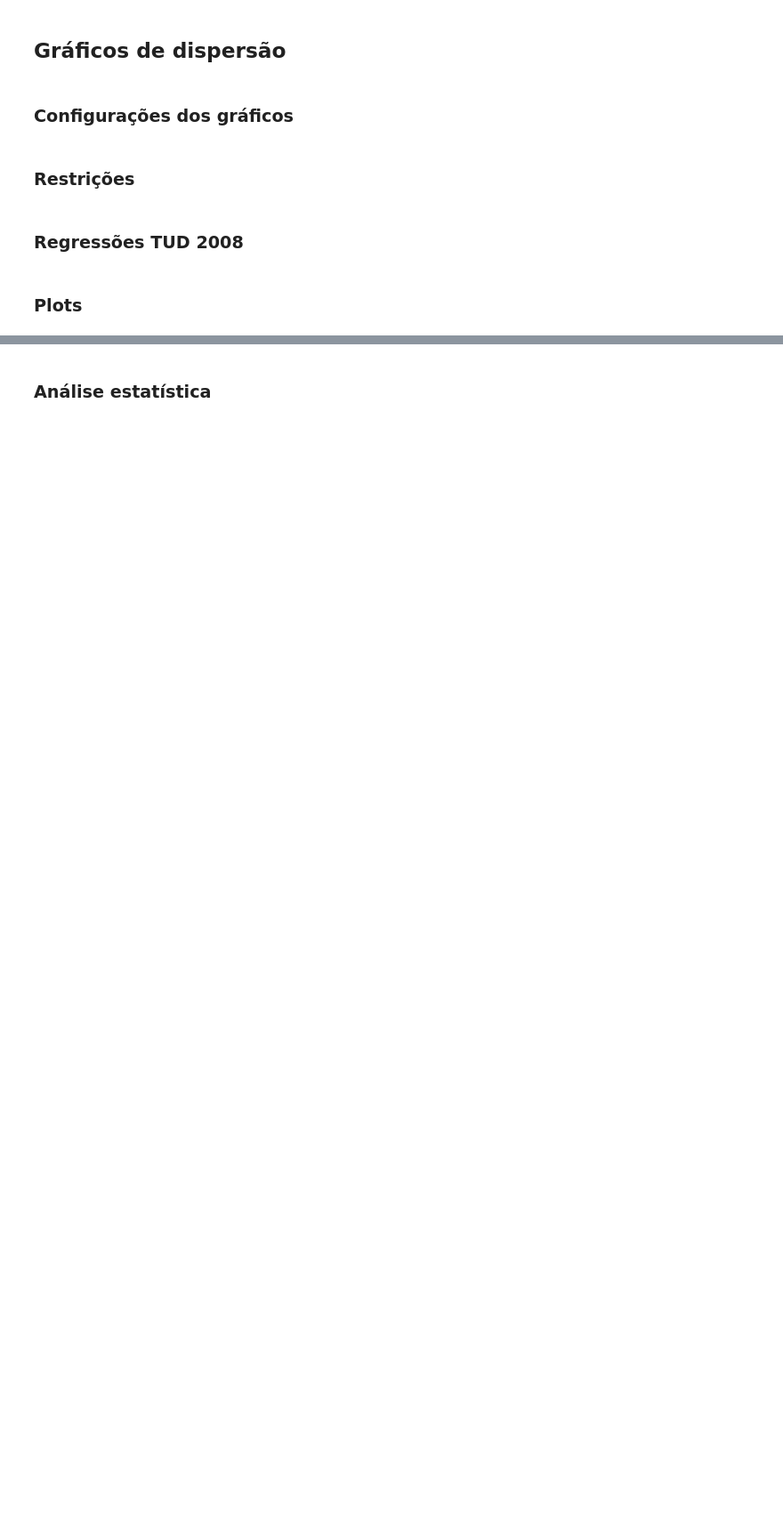
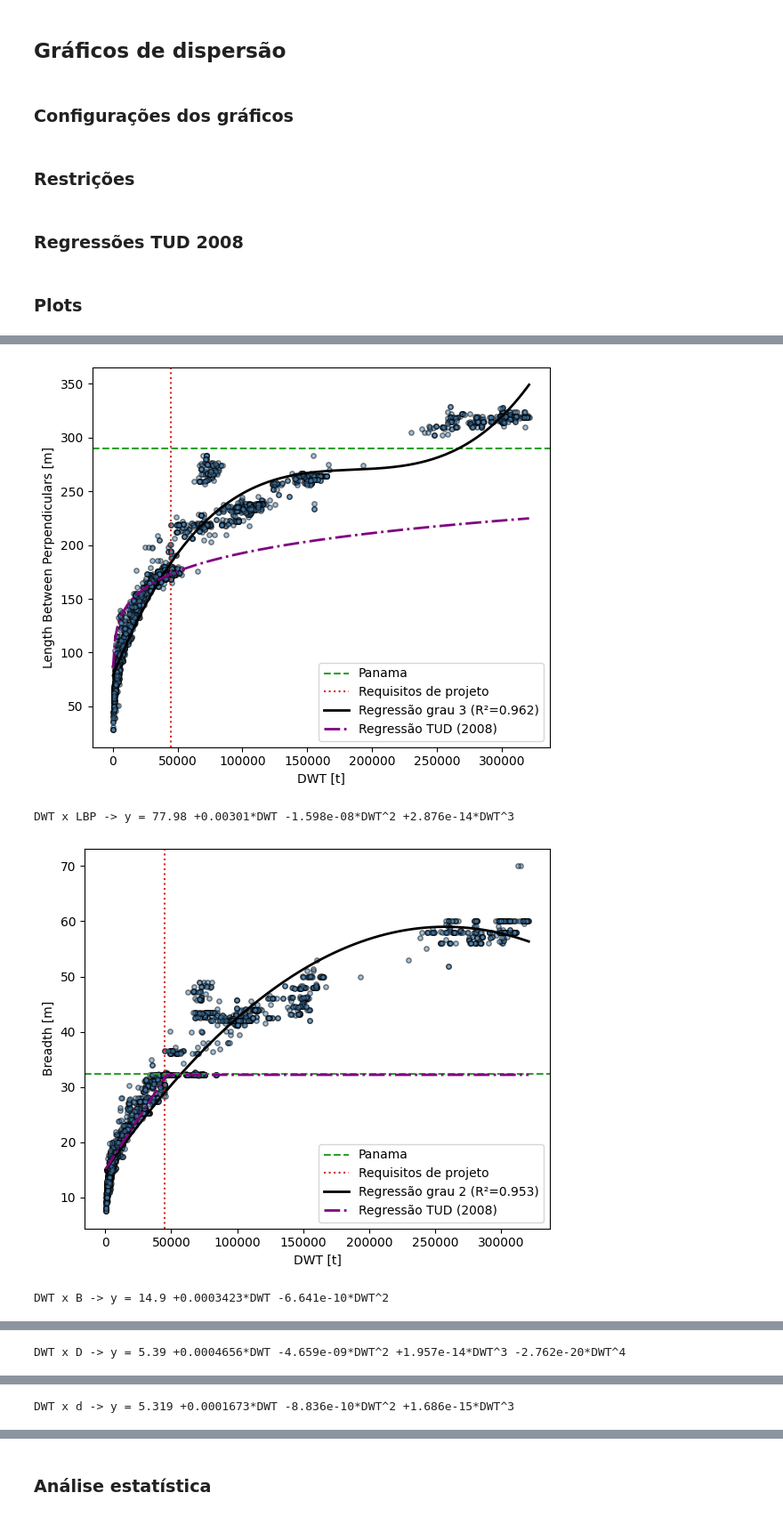
Before and after one commit to PedroOliveira2356/EngNaval-Poli-USP, a Jupyter notebook: Proj. Navios/Atv2/data_processing.ipynb, the cells around one changed output, grey strips where cells are left out. Shown at 89% size. Cells and saved outputs as stored; diff of their text form; code cells hidden in the pictures; blank space fills up the shorter version.

```diff
--- a/Proj. Navios/Atv2/data_processing.ipynb
+++ b/Proj. Navios/Atv2/data_processing.ipynb
@@ -44,6 +53,7 @@ label_dict = {
     "D": "Depth [m]",
     "LBP": "Length Between Perpendiculars [m]",
     "d": "Scantling Draft [m]",
+    "Air_d": "Air Draft [m]",
     "DWT": "DWT [t]",
     "Vs": "Speed [m/s]",
 }
@@ -53,20 +63,22 @@ SCATTER_PAIRS = [
     ("DWT", "B"),
     ("DWT", "D"),
     ("DWT", "d"),
+    ("DWT", "Air_d"),
     ("DWT", "Vs"),
     ("LBP", "B"),
     ("B", "D"),
-    ("LBP", "D"),
-    ("LBP", "L/B"),
-    ("LBP", "B/D"),
-    ("LBP", "L/D"),
-    ("LBP", "d/D"),
+    ("LBP", "Vs"),
+    #("LBP", "D"),
+    #("LBP", "L/B"),
+    #("LBP", "B/D"),
+    #("LBP", "L/D"),
+    #("LBP", "d/D"),
 ]
 
 # pares (x, y) em que a curva de regressao polinomial (DWT/LBP x dimensao) e mostrada
 REGRESSION_PAIRS = {
-    ("DWT", "LBP"), ("DWT", "B"), ("DWT", "D"), ("DWT", "d"), ("DWT", "Vs"),
-    ("LBP", "B"), ("LBP", "D"),
+    ("DWT", "LBP"), ("DWT", "B"), ("DWT", "D"), ("DWT", "d"),
+    ("LBP", "B"), ("LBP", "D"), ("B", "D")
 }
 
 # coluna -> chave usada nos dicionarios de restricao de porto (valor maximo permitido)
@@ -77,10 +89,11 @@ REQ_KEY_MAP = {"DWT": "DWT", "Vs": "Vs"}
 
 
 RESTRICTION_COLORS = {
-    "Suez": "tab:orange",
     "Panama": "tab:green",
-    "St_Lawrence": "tab:purple",
+    "Golfo Mex.": "tab:pink",
     "Req_proj": "tab:red",
+    #"Suez": "tab:orange",
+    #"St_Lawrence": "tab:purple",
 }
 # %% [markdown]
 ### Restrições
@@ -258,0 +266,7 @@ LBP x B -> y = -1.434 +0.1834*LBP
+# %%
+plot_scatter(df)
+# %% [output]
+[figure, added]
+DWT x LBP -> y = 77.98 +0.00301*DWT -1.598e-08*DWT^2 +2.876e-14*DWT^3
+[figure, added]
+DWT x B -> y = 14.9 +0.0003423*DWT -6.641e-10*DWT^2
@@ -258,0 +274 @@ LBP x B -> y = -1.434 +0.1834*LBP
+DWT x D -> y = 5.39 +0.0004656*DWT -4.659e-09*DWT^2 +1.957e-14*DWT^3 -2.762e-20*DWT^4
@@ -258,0 +276 @@ LBP x B -> y = -1.434 +0.1834*LBP
+DWT x d -> y = 5.319 +0.0001673*DWT -8.836e-10*DWT^2 +1.686e-15*DWT^3
```
Also changed, not shown: parts of 11 cells of this notebook, 1 other file.
